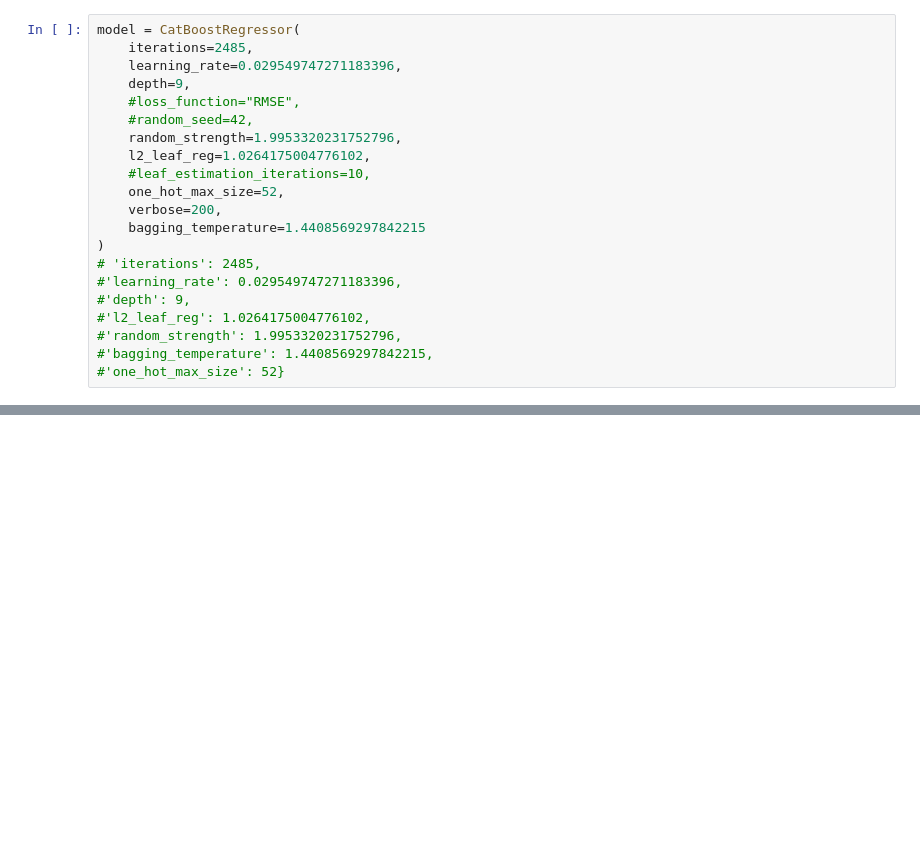
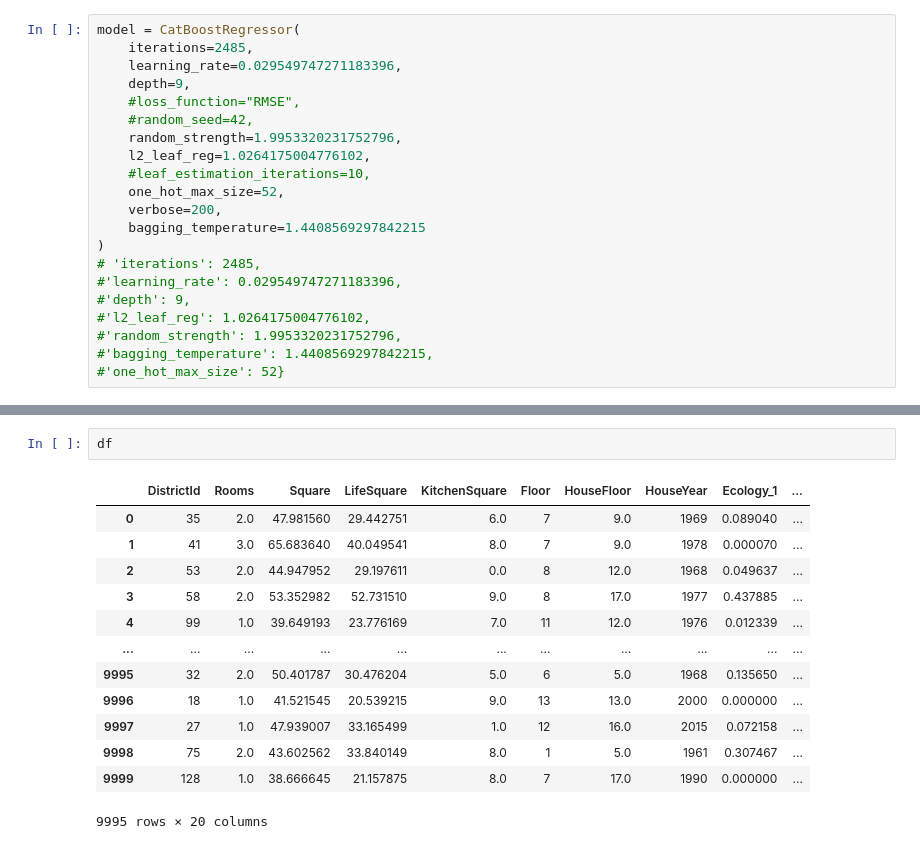
Before and after one commit to KorbovskiyOleg/DataScience, a Jupyter notebook: DataScince/Готовый курсовой проект/OKorbovsky_solution.ipynb, the cells around one changed output, grey strips where cells are left out. Drawn from its saved outputs; the diff is of its cells as text; blank space fills up the shorter version.

```diff
--- a/DataScince/Готовый курсовой проект/OKorbovsky_solution.ipynb
+++ b/DataScince/Готовый курсовой проект/OKorbovsky_solution.ipynb
@@ -945,0 +974,16 @@ comparison.head(20)
+# %%
+df
+# %% [output]
+|  | DistrictId | Rooms | Square | LifeSquare | KitchenSquare | Floor | HouseFloor | HouseYear | Ecology_1 | ... |
+| 0 | 35 | 2.0 | 47.981560 | 29.442751 | 6.0 | 7 | 9.0 | 1969 | 0.089040 | ... |
+| 1 | 41 | 3.0 | 65.683640 | 40.049541 | 8.0 | 7 | 9.0 | 1978 | 0.000070 | ... |
+| 2 | 53 | 2.0 | 44.947952 | 29.197611 | 0.0 | 8 | 12.0 | 1968 | 0.049637 | ... |
+| 3 | 58 | 2.0 | 53.352982 | 52.731510 | 9.0 | 8 | 17.0 | 1977 | 0.437885 | ... |
+| 4 | 99 | 1.0 | 39.649193 | 23.776169 | 7.0 | 11 | 12.0 | 1976 | 0.012339 | ... |
+| ... | ... | ... | ... | ... | ... | ... | ... | ... | ... | ... |
+| 9995 | 32 | 2.0 | 50.401787 | 30.476204 | 5.0 | 6 | 5.0 | 1968 | 0.135650 | ... |
+| 9996 | 18 | 1.0 | 41.521545 | 20.539215 | 9.0 | 13 | 13.0 | 2000 | 0.000000 | ... |
+| 9997 | 27 | 1.0 | 47.939007 | 33.165499 | 1.0 | 12 | 16.0 | 2015 | 0.072158 | ... |
+| 9998 | 75 | 2.0 | 43.602562 | 33.840149 | 8.0 | 1 | 5.0 | 1961 | 0.307467 | ... |
+| 9999 | 128 | 1.0 | 38.666645 | 21.157875 | 8.0 | 7 | 17.0 | 1990 | 0.000000 | ... |
+9995 rows × 20 columns
```
Also changed, not shown: parts of 8 cells of this notebook.
